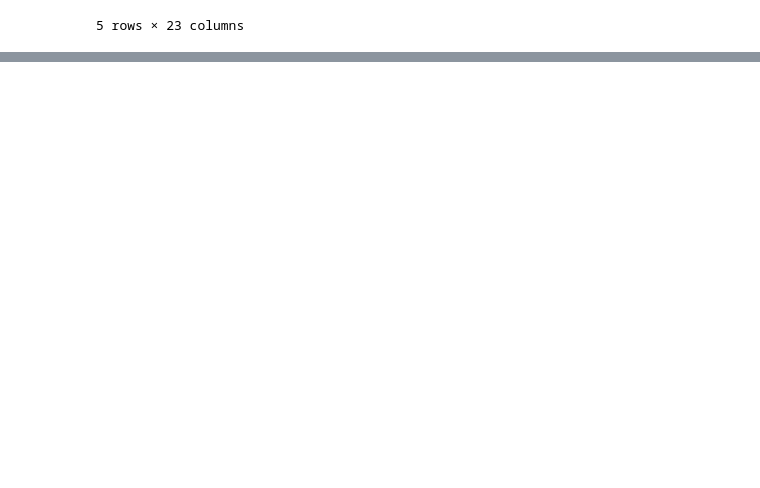
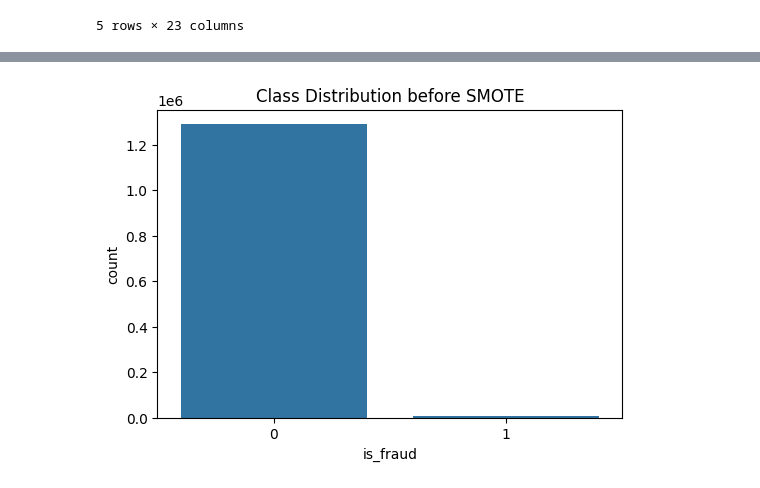
Before and after one commit to gpratik143/Credit-Card-Fraud-Detection-System, a Jupyter notebook: app.ipynb, the cells around one changed output, grey strips where cells are left out. Cells and saved outputs as stored; diff of their text form; code cells hidden in the pictures; blank space fills up the shorter version.

```diff
--- a/app.ipynb
+++ b/app.ipynb
@@ -39,3 +39,13 @@ df.head()
 | 2 | 38859492057661 | fraud_Lind-Buckridge | entertainment | 220.11 | M | 42.1808 | -112.2620 | 4154 | 1325376051 | 43.150704 | ... |
 | 3 | 3534093764340240 | fraud_Kutch, Hermiston and Farrell | gas_transport | 45.00 | M | 46.2306 | -112.1138 | 1939 | 1325376076 | 47.034331 | ... |
 | 4 | 375534208663984 | fraud_Keeling-Crist | misc_pos | 41.96 | M | 38.4207 | -79.4629 | 99 | 1325376186 | 38.674999 | ... |
+# %%
+cat_col=['merchant','category','gender']
+encoders = {}
+for col in cat_col:
+    encoders[col] = LabelEncoder()
+    df[col] = encoders[col].fit_transform(df[col])
+# %%
+def haversine(lat1, lon1, lat2, lon2):
+    return np.array([geodesic((a,b),(c,d)).km for a,b,c,d in zip(lat1, lon1, lat2, lon2)])
+df['distance'] = haversine(df['lat'], df['long'], df['merch_lat'], df['merch_long'])
@@ -41,0 +65,7 @@ df.head()
+# %%
+plt.figure(figsize=(6,4))
+sns.countplot(x='is_fraud', data=df)
+plt.title('Class Distribution before SMOTE')
+plt.show()
+# %% [output]
+[figure, added]
```
Also changed, not shown: parts of 5 cells of this notebook.
